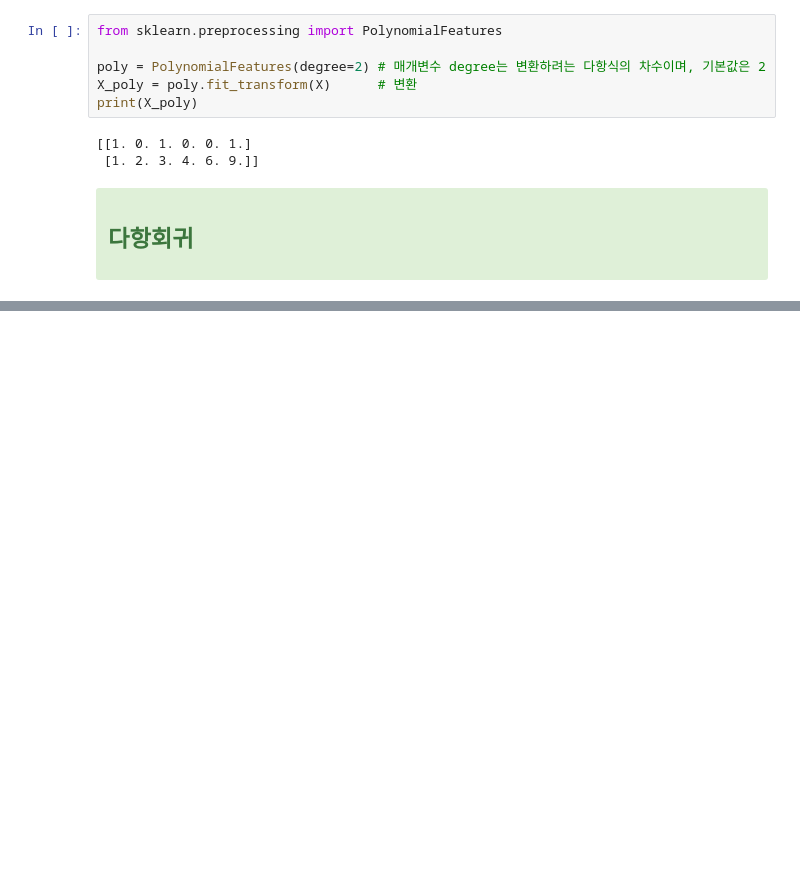
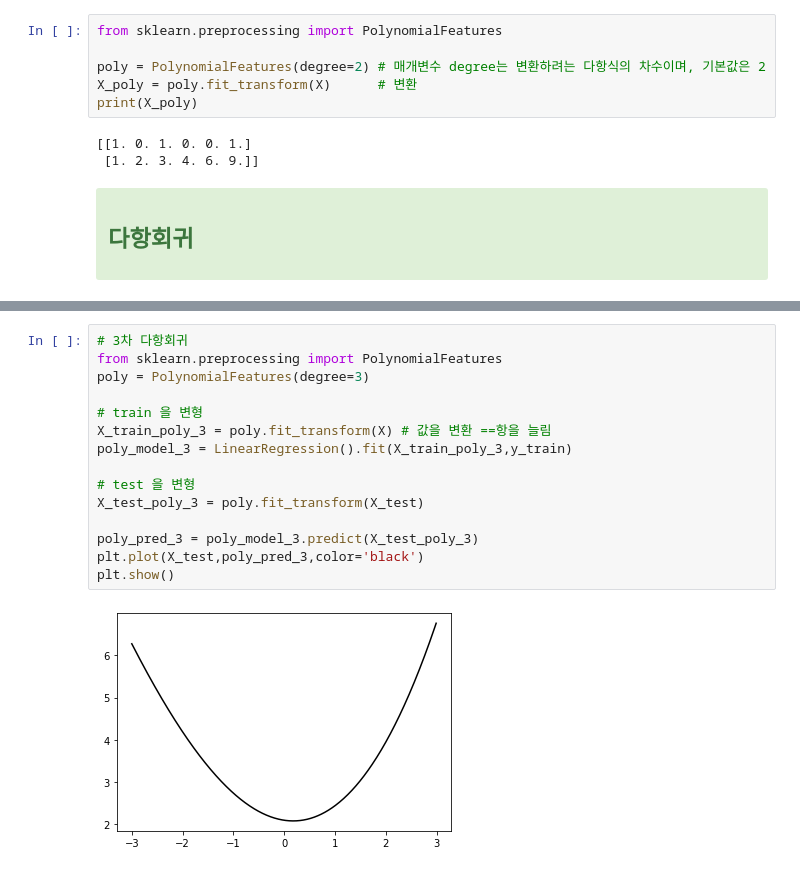
Before and after one commit to hoesungryu/blockchain-devML-course, a Jupyter notebook: code/Day03/Day03_08_Polynomial regression.ipynb, the cells around one changed output, grey strips where cells are left out. Saved outputs shown, nothing was run; the diff lists cells and outputs as text; blank space fills up the shorter version.

```diff
--- a/code/Day03/Day03_08_Polynomial regression.ipynb
+++ b/code/Day03/Day03_08_Polynomial regression.ipynb
@@ -78,3 +82,20 @@ plt.show()
+# %%
+# 3차 다항회귀
+from sklearn.preprocessing import PolynomialFeatures
+poly = PolynomialFeatures(degree=3)
+
+# train 을 변형
+X_train_poly_3 = poly.fit_transform(X) # 값을 변환 ==항을 늘림
+poly_model_3 = LinearRegression().fit(X_train_poly_3,y_train)
+
+# test 을 변형
+X_test_poly_3 = poly.fit_transform(X_test)
+
+poly_pred_3 = poly_model_3.predict(X_test_poly_3)
+plt.plot(X_test,poly_pred_3,color='black')
+plt.show()
+# %% [output]
+[figure, added]
 # %%
 # 7 차 다항회귀
 from sklearn.preprocessing import PolynomialFeatures
```
Also changed, not shown: parts of 7 cells of this notebook, 38 other files.
